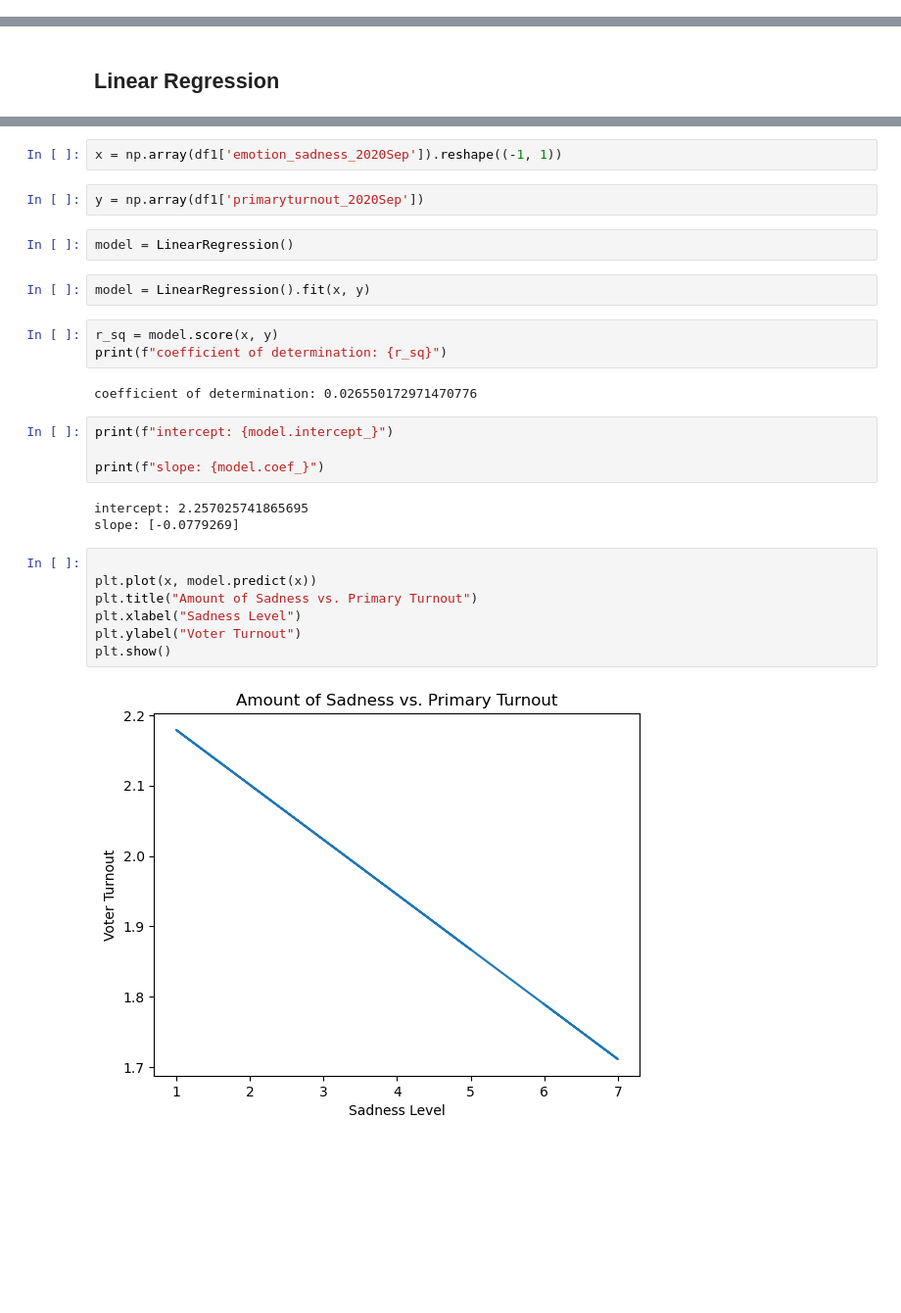
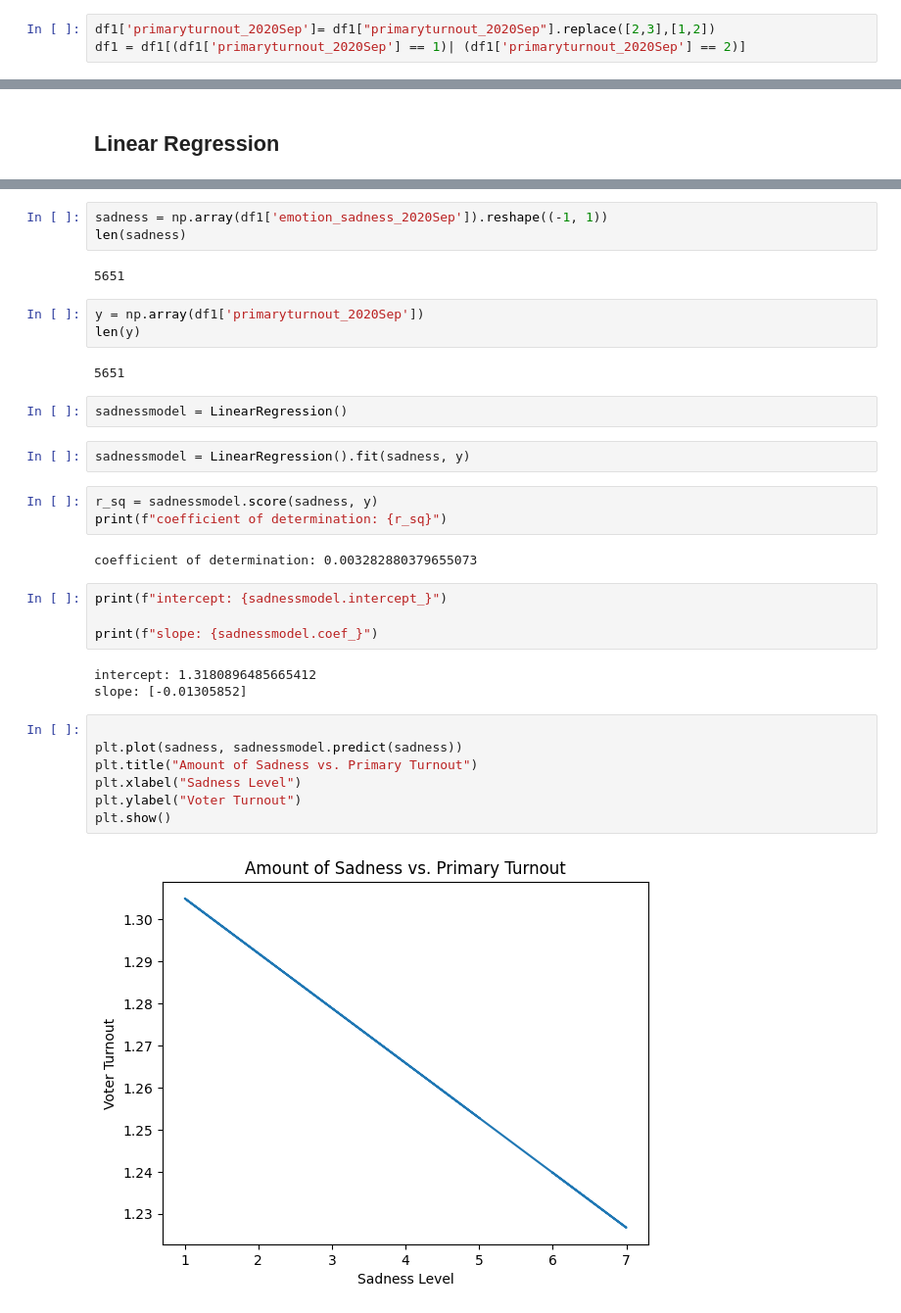
Before and after one commit to wdneff2/steur_research, a Jupyter notebook: research.ipynb, the cells around one changed output, grey strips where cells are left out. Shown at 98% size. Saved outputs shown, nothing was run; the diff lists cells and outputs as text; blank space fills up the shorter version.

```diff
--- a/research.ipynb
+++ b/research.ipynb
@@ -557,3 +557,6 @@ plt.show()
 [figure]
 # %% [markdown]
 # Correlation
+# %%
+df1['primaryturnout_2020Sep']= df1["primaryturnout_2020Sep"].replace([2,3],[1,2])
+df1 = df1[(df1['primaryturnout_2020Sep'] == 1)| (df1['primaryturnout_2020Sep'] == 2)]
@@ -607,29 +614,35 @@ Reshape your data either using array.reshape(-1, 1) if your data has a single fe
 # %%
-x = np.array(df1['emotion_sadness_2020Sep']).reshape((-1, 1))
+sadness = np.array(df1['emotion_sadness_2020Sep']).reshape((-1, 1))
+len(sadness)
+# %% [output]
+5651
 # %%
 y = np.array(df1['primaryturnout_2020Sep'])
+len(y)
+# %% [output]
+5651
 # %%
-model = LinearRegression()
+sadnessmodel = LinearRegression()
 # %%
-model = LinearRegression().fit(x, y)
+sadnessmodel = LinearRegression().fit(sadness, y)
 # %%
-r_sq = model.score(x, y)
+r_sq = sadnessmodel.score(sadness, y)
 print(f"coefficient of determination: {r_sq}")
 # %% [output]
-coefficient of determination: 0.026550172971470776
+coefficient of determination: 0.003282880379655073
 # %%
-print(f"intercept: {model.intercept_}")
+print(f"intercept: {sadnessmodel.intercept_}")
 
-print(f"slope: {model.coef_}")
+print(f"slope: {sadnessmodel.coef_}")
 # %% [output]
-intercept: 2.257025741865695
-slope: [-0.0779269]
+intercept: 1.3180896485665412
+slope: [-0.01305852]
 # %%
 
-plt.plot(x, model.predict(x))
+plt.plot(sadness, sadnessmodel.predict(sadness))
 plt.title("Amount of Sadness vs. Primary Turnout")
 plt.xlabel("Sadness Level")
 plt.ylabel("Voter Turnout")
 plt.show()
 # %% [output]
-[figure, old version]
+[figure, new version]
```
Also changed, not shown: parts of 31 cells of this notebook.
